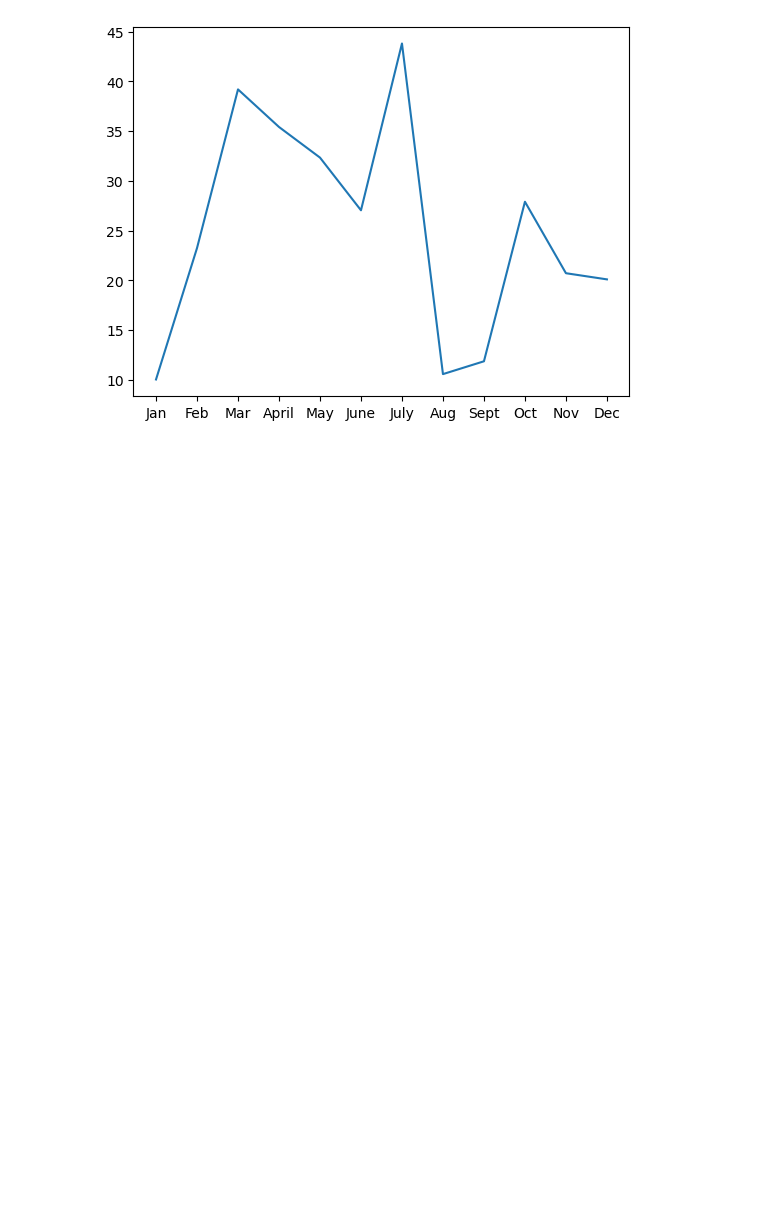
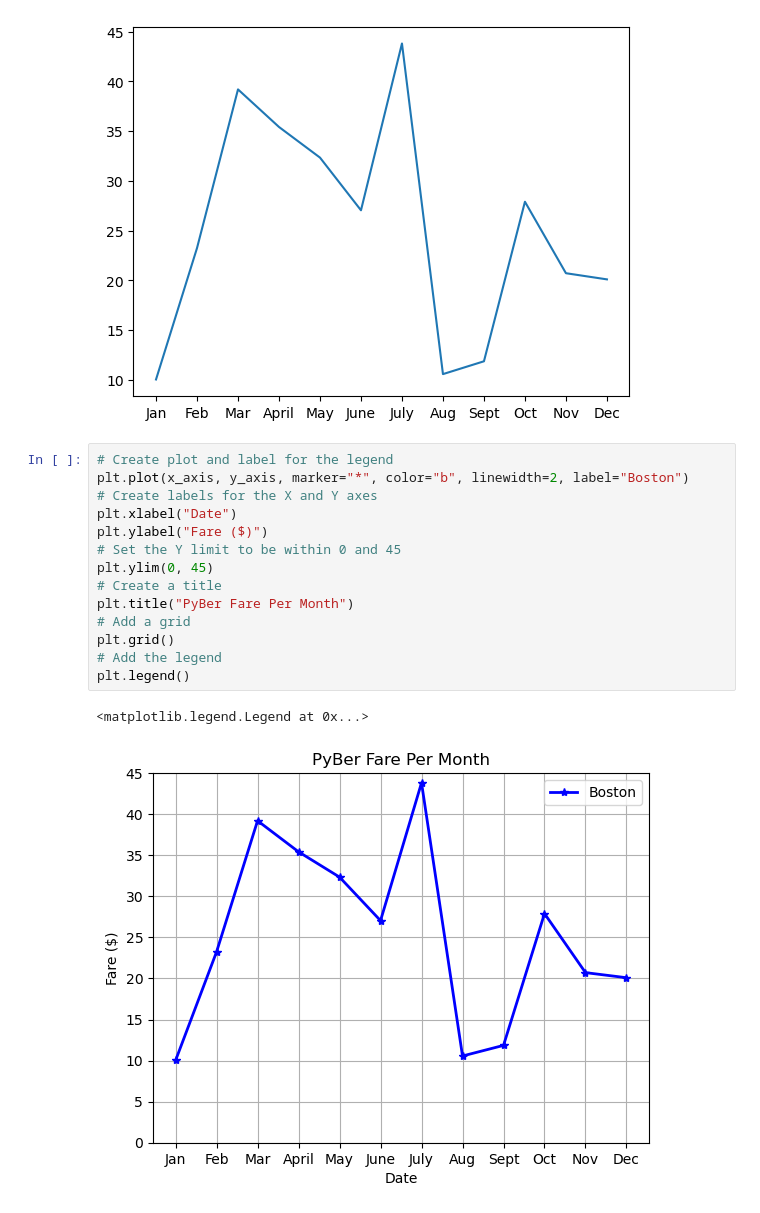
Before and after one commit to bhstarkey/PyBer_Analysis, a Jupyter notebook: matplotlib_practice.ipynb, the cells around one changed output. Drawn from its saved outputs; the diff is of its cells as text; blank space fills up the shorter version.

```diff
--- a/matplotlib_practice.ipynb
+++ b/matplotlib_practice.ipynb
@@ -31,3 +35,20 @@ ax.plot(x_axis,y_axis)
 # %% [output]
 [<matplotlib.lines.Line2D at 0x...>]
 [figure]
+# %%
+# Create plot and label for the legend
+plt.plot(x_axis, y_axis, marker="*", color="b", linewidth=2, label="Boston")
+# Create labels for the X and Y axes
+plt.xlabel("Date")
+plt.ylabel("Fare ($)")
+# Set the Y limit to be within 0 and 45
+plt.ylim(0, 45)
+# Create a title
+plt.title("PyBer Fare Per Month")
+# Add a grid
+plt.grid()
+# Add the legend
+plt.legend()
+# %% [output]
+<matplotlib.legend.Legend at 0x...>
+[figure, added]
```
Also changed, not shown: parts of 7 cells of this notebook.
